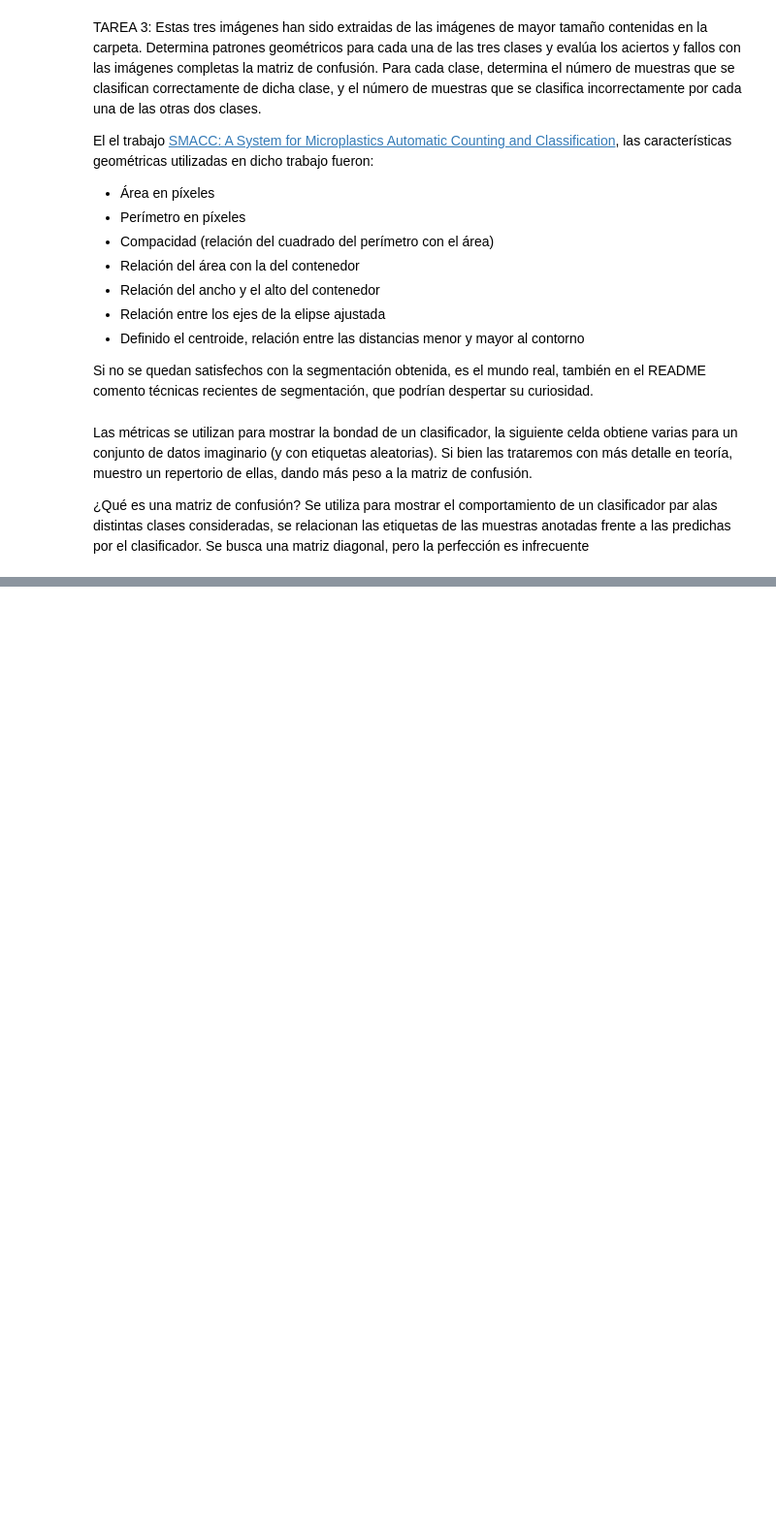
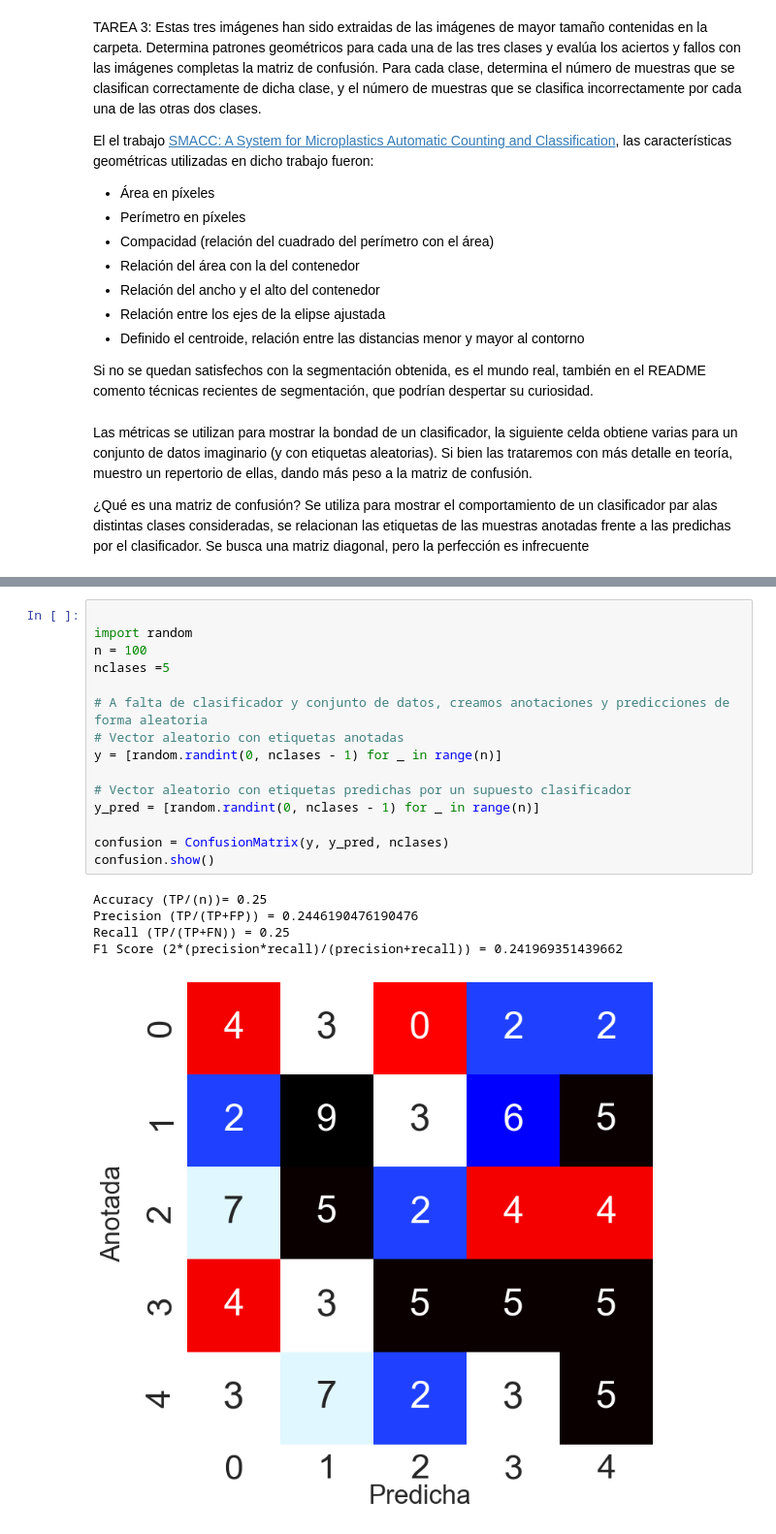
Before and after one commit to VC-ulpgc-JRP-y-SGR/p3-vc, a Jupyter notebook: VC_P3.ipynb, the cells around one changed output, grey strips where cells are left out. Shown at 97% size. Saved outputs shown, nothing was run; the diff lists cells and outputs as text; blank space fills up the shorter version.

```diff
--- a/VC_P3.ipynb
+++ b/VC_P3.ipynb
@@ -514,0 +582,21 @@ ModuleNotFoundError: No module named 'seaborn'
+# %%
+
+import random
+n = 100
+nclases =5
+
+# A falta de clasificador y conjunto de datos, creamos anotaciones y predicciones de forma aleatoria
+# Vector aleatorio con etiquetas anotadas
+y = [random.randint(0, nclases - 1) for _ in range(n)]
+
+# Vector aleatorio con etiquetas predichas por un supuesto clasificador
+y_pred = [random.randint(0, nclases - 1) for _ in range(n)]
+
+confusion = ConfusionMatrix(y, y_pred, nclases)
+confusion.show()
+# %% [output]
+Accuracy (TP/(n))= 0.25
+Precision (TP/(TP+FP)) = 0.2446190476190476
+Recall (TP/(TP+FN)) = 0.25
+F1 Score (2*(precision*recall)/(precision+recall)) = 0.241969351439662
+[figure, added]
```
Also changed, not shown: parts of 5 cells of this notebook.
